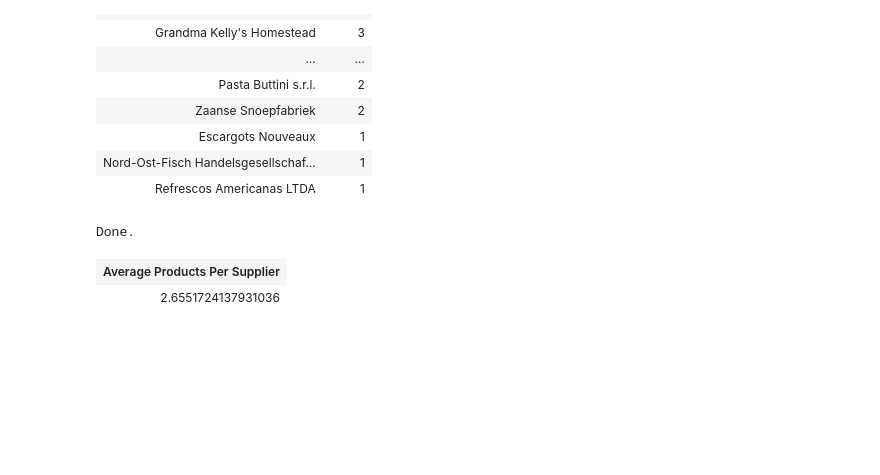
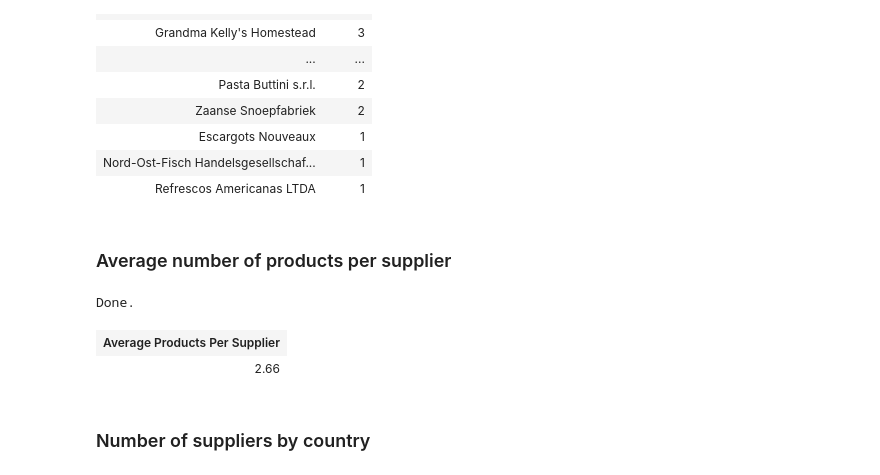
Before and after one commit to jaclynrich/northwind_product_analysis, a Jupyter notebook: Northwind_Product_Analysis.ipynb, the cells around one changed output. Drawn from its saved outputs; the diff is of its cells as text; code cells hidden in the pictures; blank space fills up the shorter version.

```diff
--- a/Northwind_Product_Analysis.ipynb
+++ b/Northwind_Product_Analysis.ipynb
@@ -211,15 +244,18 @@ Done.
 | Escargots Nouveaux | 1 |
 | Nord-Ost-Fisch Handelsgesellschaf... | 1 |
 | Refrescos Americanas LTDA | 1 |
+# %% [markdown]
+### Average number of products per supplier
 # %%
 %%sql
---Average number of products per supplier
-SELECT AVG(Count) AS 'Average Products Per Supplier'
+SELECT ROUND(AVG(Count), 2) AS 'Average Products Per Supplier'
 FROM (SELECT COUNT(*) AS Count
 FROM Products p
 JOIN Suppliers s ON p.SupplierID = s.SupplierID
 GROUP BY s.CompanyName) product_counts;
 # %% [output]
 Done.
 | Average Products Per Supplier |
-| 2.6551724137931036 |
+| 2.66 |
+# %% [markdown]
+### Number of suppliers by country
```
Also changed, not shown: parts of 37 cells of this notebook.
